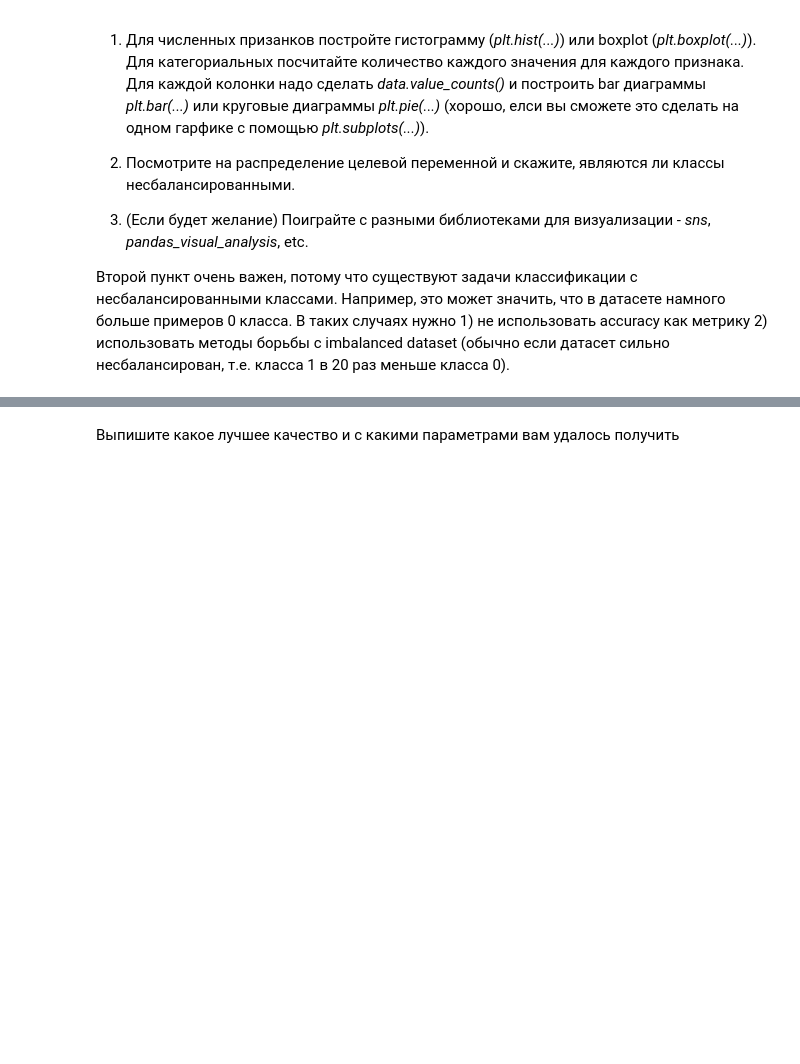
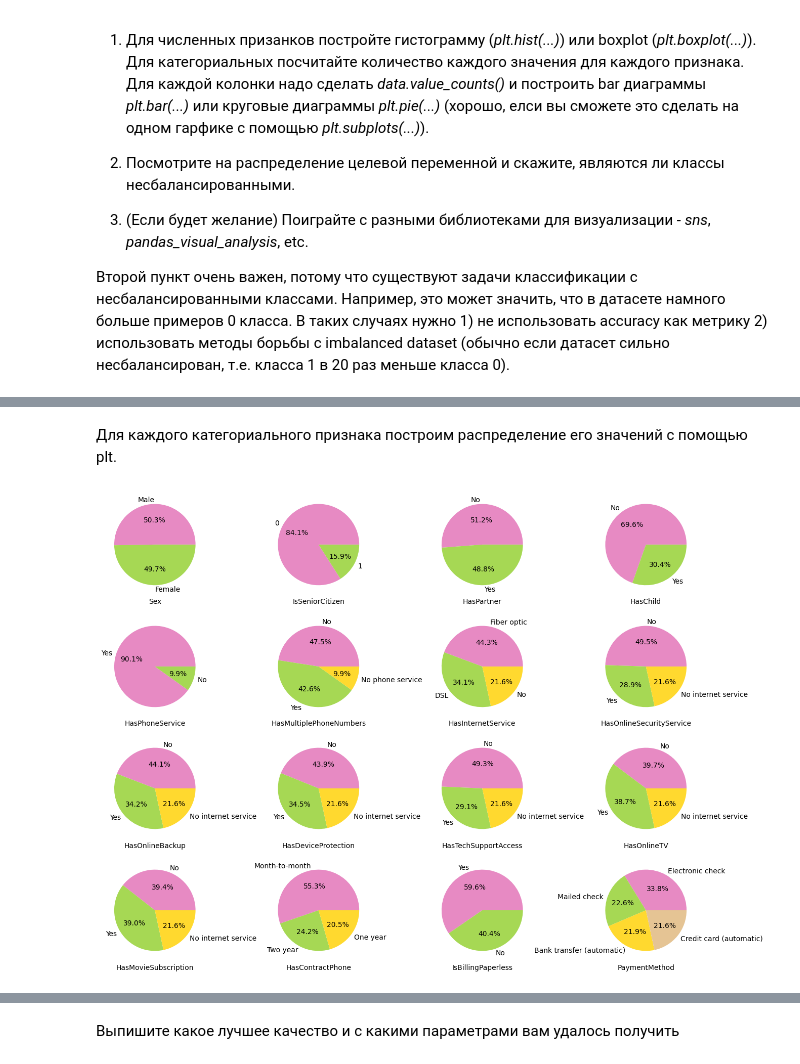
Before and after one commit to winpeperk/dls, a Jupyter notebook: week_03_composition_model_selection/Homework/hw_3_kaggle.ipynb, the cells around one changed output, grey strips where cells are left out. Saved outputs shown, nothing was run; the diff lists cells and outputs as text; code cells hidden in the pictures; blank space fills up the shorter version.

```diff
--- a/week_03_composition_model_selection/Homework/hw_3_kaggle.ipynb
+++ b/week_03_composition_model_selection/Homework/hw_3_kaggle.ipynb
@@ -159,0 +182,19 @@ target_col = 'Churn'
+# %% [markdown]
+Для каждого категориального признака построим распределение его значений с помощью plt.
+# %%
+fig, ax = plt.subplots(4, 4, figsize=(16, 12))
+
+for i, cat_col in enumerate(cat_cols):
+  distribution = train[cat_col].value_counts()
+  row, col = i // 4, i % 4
+
+  ax[row, col].pie(x=distribution,
+                   labels=distribution.index,
+                   colors=sns.color_palette('Set2')[3:],
+                   autopct='%1.1f%%')
+  ax[row, col].set_xlabel(cat_col)
+  ax[row, col]
+
+plt.show()
+# %% [output]
+[figure, added]
```
Also changed, not shown: parts of 45 cells of this notebook.
